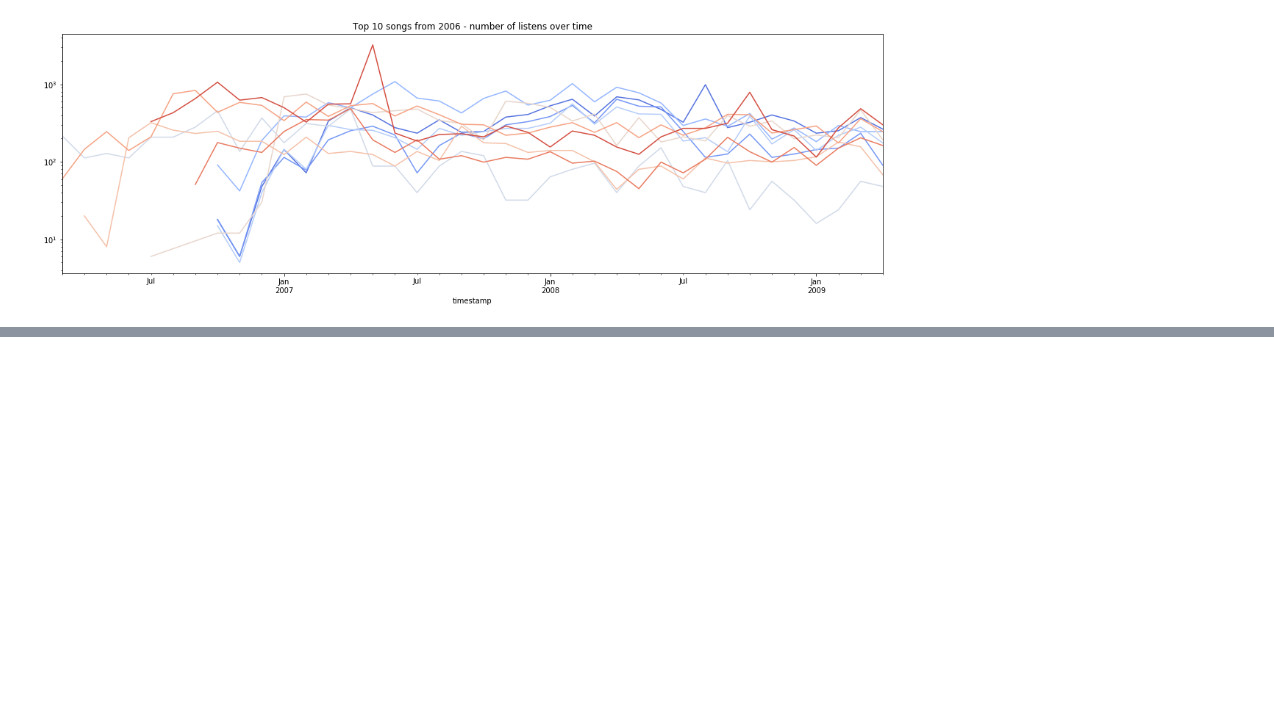
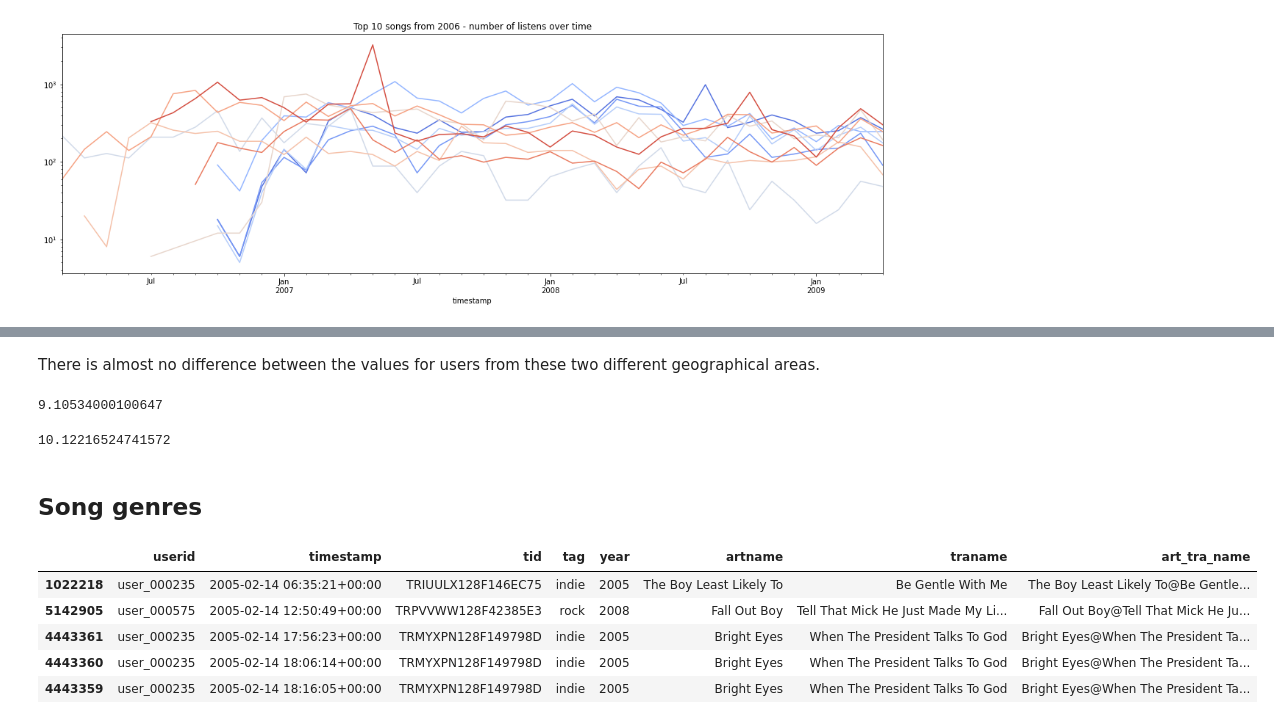
Before and after one commit to maref1/interdisciplinary_project_last_fm, a Jupyter notebook: forgetting_analysis.ipynb, the cells around one changed output, grey strips where cells are left out. Saved outputs shown, nothing was run; the diff lists cells and outputs as text; code cells hidden in the pictures; blank space fills up the shorter version.

```diff
--- a/forgetting_analysis.ipynb
+++ b/forgetting_analysis.ipynb
@@ -11,6 +11,7 @@ import seaborn as sns
 listenings = pd.read_csv('preprocessed_data/listenings_with_years_and_users.csv',parse_dates=['timestamp'])
 # we only take a look at songs released in the year 2005 and later (when the dataset begins)
 listenings = listenings[listenings['year']>=2005]
+listenings = listenings[listenings['year']!=2010]
 # we create a unique identifier from artist and track name
 listenings['art_tra_name'] = listenings['artname'] + '@' + listenings['traname']
 # sort the listenings by time
@@ -56,0 +131,40 @@ plt.show()
+# %%
+europeList = ['United Kingdom', 'Finland', 'Germany', 'Sweden', 'Canada', 'Switzerland',
+    'Norway', 'Poland', 'Netherlands', 'Belgium', 'Italy', 'Romania',
+       'Russian Federation', 'Spain',
+       'Ireland','Czech Republic','France', 'China',
+       'Austria', 'Slovakia', 'Malta',
+       'Latvia', 'Estonia', 'Lithuania',
+      'Iceland', 'Bulgaria',
+      'Portugal', 'Croatia',  'Serbia', 'Greece', 'Hungary',
+       'Bosnia and Herzegovina', 'Slovenia',
+       'Belarus',  'Macedonia']
+# %%
+# we rename the European countries so that we have a bigger geographical group which we can compare to the United States
+listenings['country'] = listenings['country'].apply(lambda x: 'Europe' if x in europeList else x)
+# %% [markdown]
+There is almost no difference between the values for users from these two different geographical areas.
+# %%
+forgetting_intensity(listenings,'country','United States')
+# %% [output]
+9.10534000100647
+# %%
+forgetting_intensity(listenings,'country','Europe')
+# %% [output]
+10.12216524741572
+# %% [markdown]
+## Song genres
+# %%
+listeningsWithTags = pd.read_csv('preprocessed_data/listenings_with_years_and_tags.csv',parse_dates=['timestamp'])
+listeningsWithTags = listeningsWithTags[listeningsWithTags['year']>=2005]
+listenings = listenings[listenings['year']!=2010]
+listeningsWithTags['art_tra_name'] = listeningsWithTags['artname'] + '@' + listeningsWithTags['traname']
+listeningsWithTags.sort_values(by='timestamp',inplace=True)
+listeningsWithTags.head()
+# %% [output]
+|  | userid | timestamp | tid | tag | year | artname | traname | art_tra_name |
+| 1022218 | user_000235 | 2005-02-14 06:35:21+00:00 | TRIUULX128F146EC75 | indie | 2005 | The Boy Least Likely To | Be Gentle With Me | The Boy Least Likely To@Be Gentle... |
+| 5142905 | user_000575 | 2005-02-14 12:50:49+00:00 | TRPVVWW128F42385E3 | rock | 2008 | Fall Out Boy | Tell That Mick He Just Made My Li... | Fall Out Boy@Tell That Mick He Ju... |
+| 4443361 | user_000235 | 2005-02-14 17:56:23+00:00 | TRMYXPN128F149798D | indie | 2005 | Bright Eyes | When The President Talks To God | Bright Eyes@When The President Ta... |
+| 4443360 | user_000235 | 2005-02-14 18:06:14+00:00 | TRMYXPN128F149798D | indie | 2005 | Bright Eyes | When The President Talks To God | Bright Eyes@When The President Ta... |
+| 4443359 | user_000235 | 2005-02-14 18:16:05+00:00 | TRMYXPN128F149798D | indie | 2005 | Bright Eyes | When The President Talks To God | Bright Eyes@When The President Ta... |
```
Also changed, not shown: parts of 15 cells of this notebook, 3 other files.
